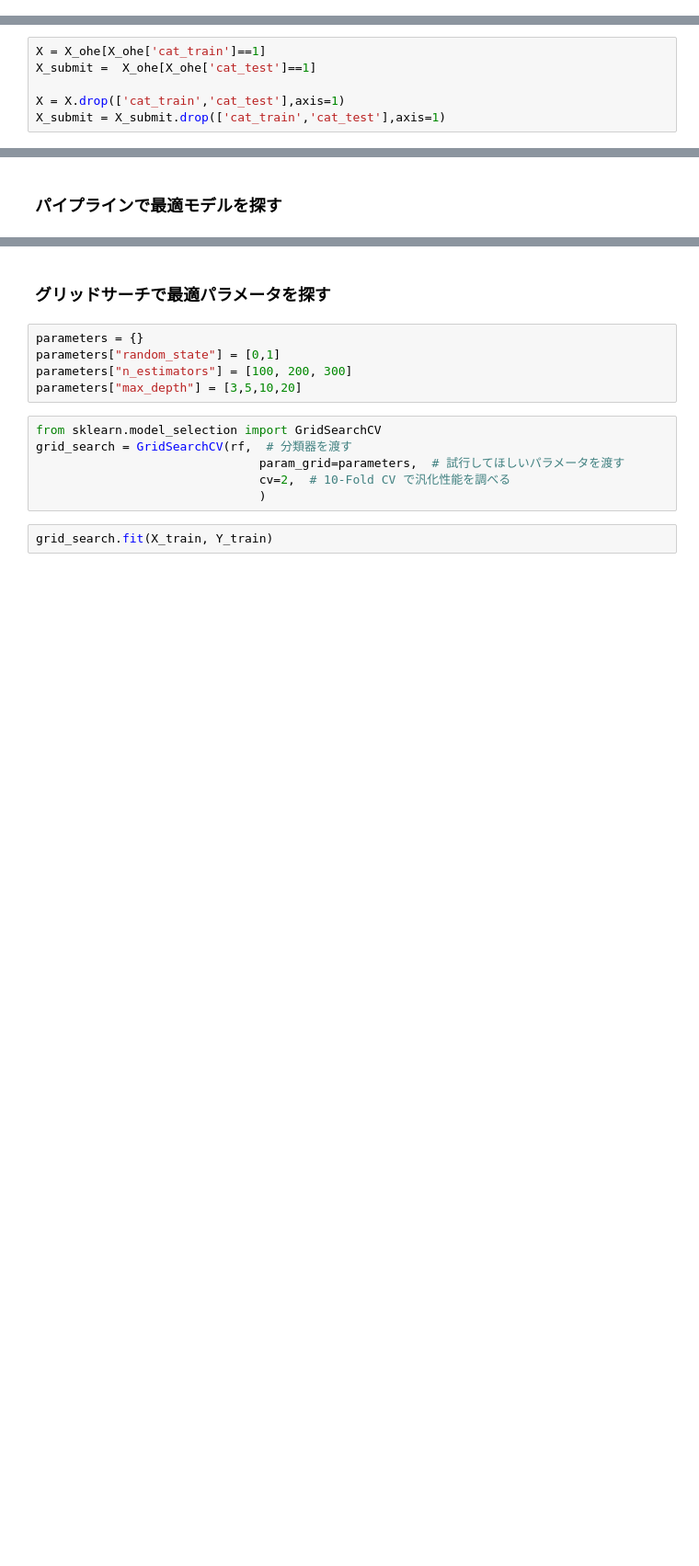
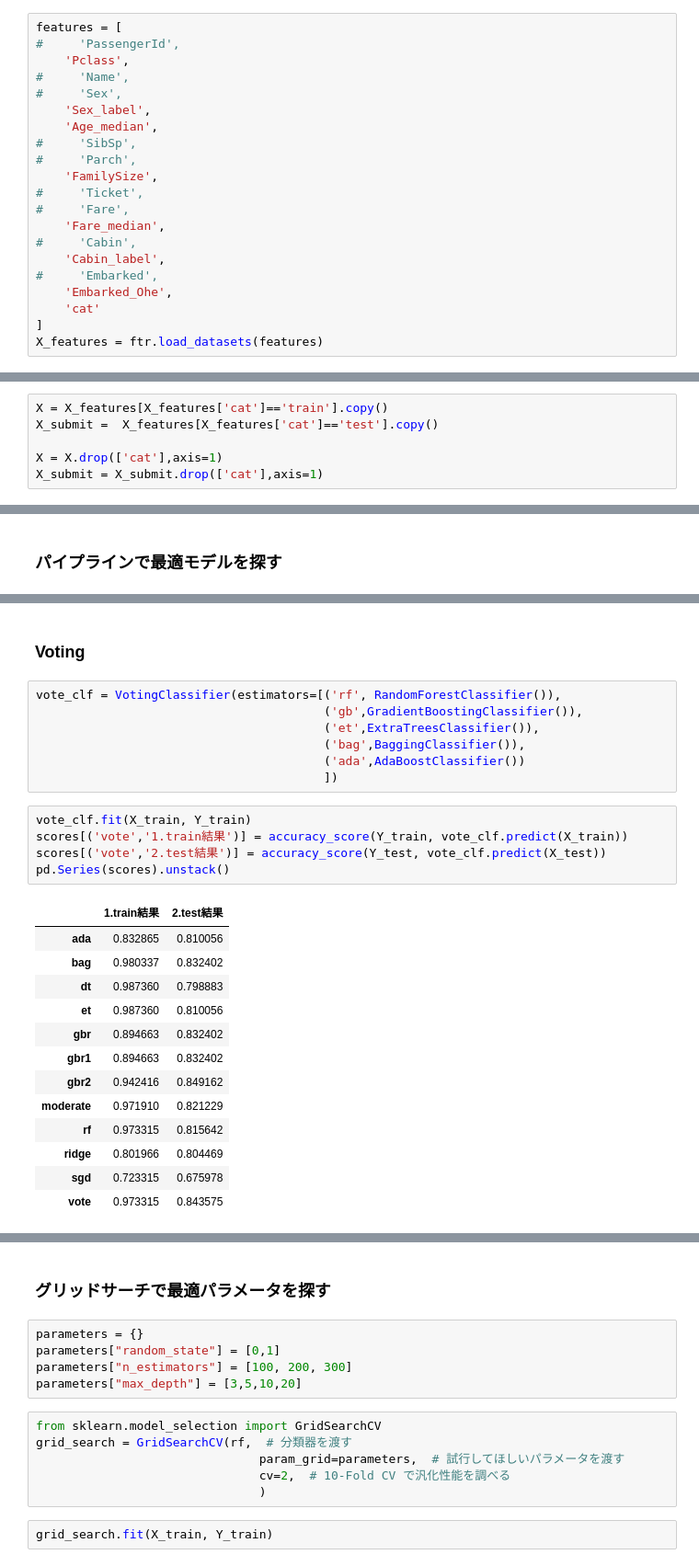
Before and after one commit to car53los/titanic, a Jupyter notebook: notebook/initial notebook.ipynb, the cells around one changed output, grey strips where cells are left out. Shown at 92% size. Drawn from its saved outputs; the diff is of its cells as text; blank space fills up the shorter version.

```diff
--- a/notebook/initial notebook.ipynb
+++ b/notebook/initial notebook.ipynb
@@ -265,8 +282,29 @@ X_ohe.head()
+# %%
+features = [
+#     'PassengerId',
+    'Pclass',
+#     'Name',
+#     'Sex',
+    'Sex_label',
+    'Age_median',
+#     'SibSp',
+#     'Parch',
+    'FamilySize',
+#     'Ticket',
+#     'Fare',
+    'Fare_median',
+#     'Cabin',
+    'Cabin_label',
+#     'Embarked',
+    'Embarked_Ohe',
+    'cat'
+]
+X_features = ftr.load_datasets(features)
 # %% [markdown]
 ### データの分解
 # %%
-X = X_ohe[X_ohe['cat_train']==1]
-X_submit =  X_ohe[X_ohe['cat_test']==1]
+X = X_features[X_features['cat']=='train'].copy()
+X_submit =  X_features[X_features['cat']=='test'].copy()
 
-X = X.drop(['cat_train','cat_test'],axis=1)
-X_submit = X_submit.drop(['cat_train','cat_test'],axis=1)
+X = X.drop(['cat'],axis=1)
+X_submit = X_submit.drop(['cat'],axis=1)
@@ -388,0 +442,28 @@ NameError: name 'X_train' is not defined
+# %% [markdown]
+### Voting
+# %%
+vote_clf = VotingClassifier(estimators=[('rf', RandomForestClassifier()),
+                                        ('gb',GradientBoostingClassifier()),
+                                        ('et',ExtraTreesClassifier()),
+                                        ('bag',BaggingClassifier()),
+                                        ('ada',AdaBoostClassifier())
+                                        ])
+# %%
+vote_clf.fit(X_train, Y_train)
+scores[('vote','1.train結果')] = accuracy_score(Y_train, vote_clf.predict(X_train))
+scores[('vote','2.test結果')] = accuracy_score(Y_test, vote_clf.predict(X_test))
+pd.Series(scores).unstack()
+# %% [output]
+|  | 1.train結果 | 2.test結果 |
+| ada | 0.832865 | 0.810056 |
+| bag | 0.980337 | 0.832402 |
+| dt | 0.987360 | 0.798883 |
+| et | 0.987360 | 0.810056 |
+| gbr | 0.894663 | 0.832402 |
+| gbr1 | 0.894663 | 0.832402 |
+| gbr2 | 0.942416 | 0.849162 |
+| moderate | 0.971910 | 0.821229 |
+| rf | 0.973315 | 0.815642 |
+| ridge | 0.801966 | 0.804469 |
+| sgd | 0.723315 | 0.675978 |
+| vote | 0.973315 | 0.843575 |
```
Also changed, not shown: parts of 22 cells of this notebook, 5 other files.
